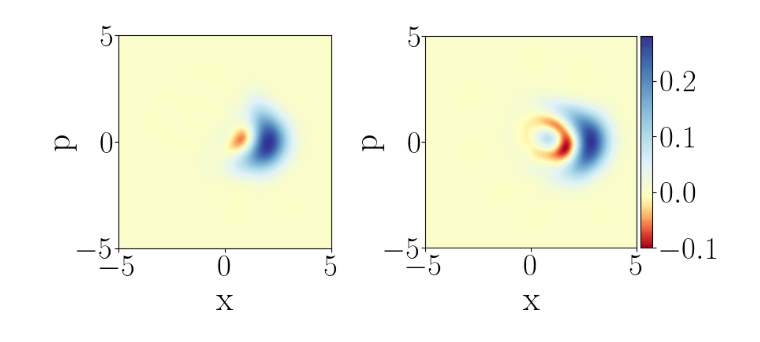
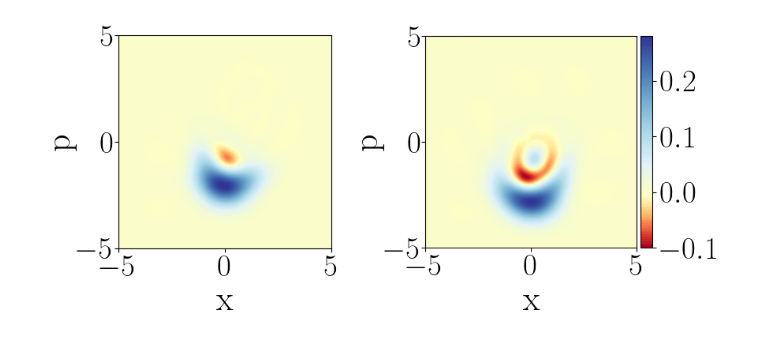
Before and after one commit to FadrnyJ/Genuine_quantumness, a Jupyter notebook: Git_figure3.ipynb, the cells around one changed output. Saved outputs shown, nothing was run; the diff lists cells and outputs as text; code cells hidden in the pictures.

```diff
--- a/Git_figure3.ipynb
+++ b/Git_figure3.ipynb
@@ -6,7 +6,7 @@ from matplotlib.transforms import Bbox
 from mpl_toolkits.axes_grid1 import make_axes_locatable, axes_size
 from matplotlib.colors import TwoSlopeNorm
 import numpy as np
-from qutip import wigner, Qobj
+from qutip import wigner, Qobj, destroy
 
 class RemainderFixed(axes_size.Scaled):
     def __init__(self, xsizes, ysizes, divider):
@@ -157,10 +157,29 @@ def density_plot_v2(rho1,rho2,N,padx=2,pady=0,padcb=0.05,fonttype="",saveas="",c
         plt.savefig(f'{saveas}', dpi=dpi,bbox_inches='tight')
     plt.rcParams["font.family"] = 'DejaVu Sans'
     plt.rcParams['text.usetex'] = False
+
+def H_evo(N):
+    a = destroy(N)
+    NUM = a.dag()*a
+    return (NUM + 1)
+
+def evolution(rho,t):
+    # [:] is present in case you input qutip Qobj which does not have defined length
+    N = len(rho[:])
+    a = destroy(N)
+    NUM = a.dag()*a
+    H_evo = (NUM + 1)
+    def U_evo(t):
+        return (-1j*H_evo*t).expm()
+    ro = U_evo(t)*rho*U_evo(t).dag()
+    return ro
 # %%
 spacs_data = np.load("Git_figure3_spacs_data.npy")
-tpacs_data = np.load("Git_figure3_tpacs_data.npy")
+tpacs_data = tpacs2 = np.loadtxt("Git_figure3_tpacs_data.txt", dtype=np.complex128)
 
-density_plot_v2(spacs_data,tpacs_data,5,fonttype = "Tex", saveas = "",cmap=plt.cm.RdYlBu,fontsize = 28)
+spacs_data = evolution(spacs_data,np.pi/2)
+tpacs_data = evolution(tpacs_data,np.pi/2)
+
+density_plot_v2(spacs_data,tpacs_data,5,fonttype = "Tex", saveas = "Figure 3.png",dpi=300,cmap=plt.cm.RdYlBu,fontsize = 28)
 # %% [output]
-[figure, old version]
+[figure, new version]
```
